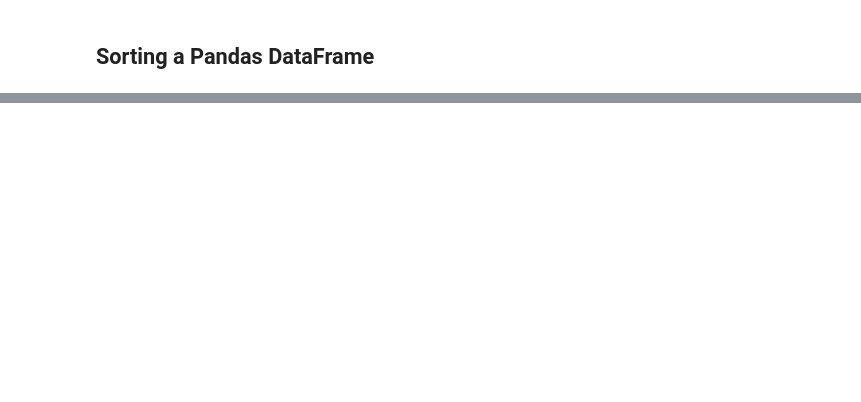
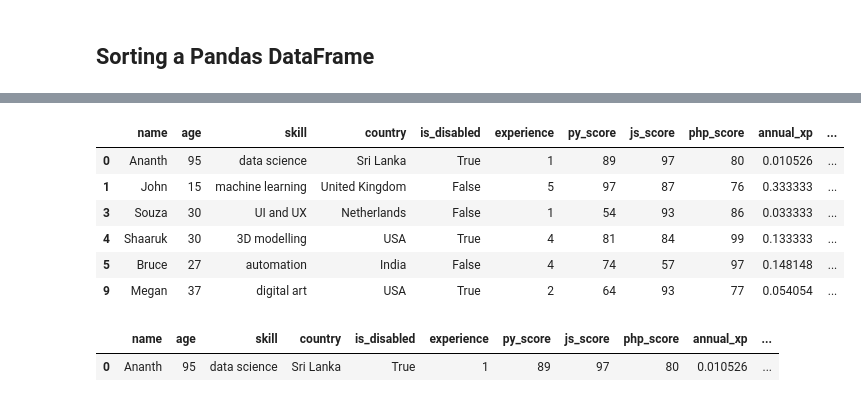
Before and after one commit to govarthenan/datascience-tutorials, a Jupyter notebook: 001.the-pandas-dataframe-make-working-with-data-delightful.ipynb, the cells around one changed output, grey strips where cells are left out. Saved outputs shown, nothing was run; the diff lists cells and outputs as text; code cells hidden in the pictures; blank space fills up the shorter version.

```diff
--- a/001.the-pandas-dataframe-make-working-with-data-delightful.ipynb
+++ b/001.the-pandas-dataframe-make-working-with-data-delightful.ipynb
@@ -591,0 +593,7 @@ dfuser.sort_values("score_average", ascending=False)
+# %%
+# Similar to indexing with Boolean arrays in Numpy
+# If a logical operation is applied on a Series object, resulting Boolean Series will be returned
+
+distinction = dfuser['score_average'] >= 73
+
+display(distinction)
@@ -591,0 +609,25 @@ dfuser.sort_values("score_average", ascending=False)
+# %%
+# Thaat Boolean Series can be applied to that same dataframe to obtain a filtered dataframe
+
+display(dfuser[distinction])
+# %% [output]
+|  | name | age | skill | country | is_disabled | experience | py_score | js_score | php_score | annual_xp | ... |
+| 0 | Ananth | 95 | data science | Sri Lanka | True | 1 | 89 | 97 | 80 | 0.010526 | ... |
+| 1 | John | 15 | machine learning | United Kingdom | False | 5 | 97 | 87 | 76 | 0.333333 | ... |
+| 3 | Souza | 30 | UI and UX | Netherlands | False | 1 | 54 | 93 | 86 | 0.033333 | ... |
+| 4 | Shaaruk | 30 | 3D modelling | USA | True | 4 | 81 | 84 | 99 | 0.133333 | ... |
+| 5 | Bruce | 27 | automation | India | False | 4 | 74 | 57 | 97 | 0.148148 | ... |
+| 9 | Megan | 37 | digital art | USA | True | 2 | 64 | 93 | 77 | 0.054054 | ... |
+# %%
+# Additional operators to combine logical operators
+# NOT ~
+# OR |
+# AND &
+# XOR ^
+
+# Example - Display users who got distinction and are over 50 in age
+
+display(dfuser[(distinction) & (dfuser['age'] > 50)])
+# %% [output]
+|  | name | age | skill | country | is_disabled | experience | py_score | js_score | php_score | annual_xp | ... |
+| 0 | Ananth | 95 | data science | Sri Lanka | True | 1 | 89 | 97 | 80 | 0.010526 | ... |
```
Also changed, not shown: parts of 13 cells of this notebook.
